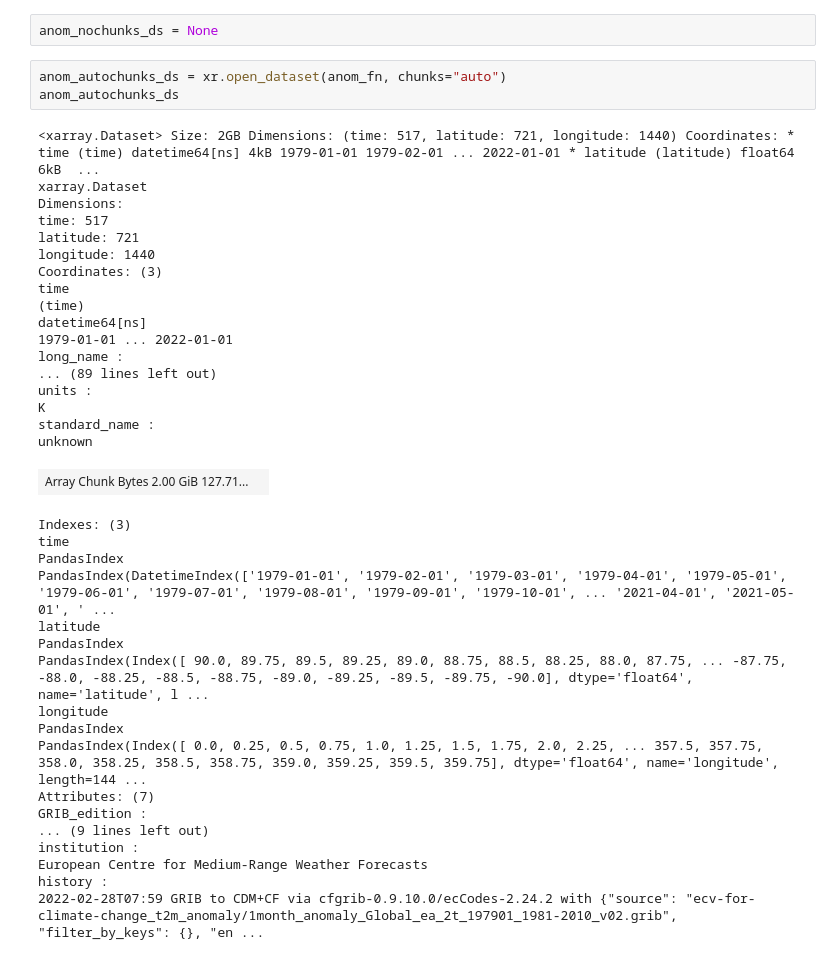
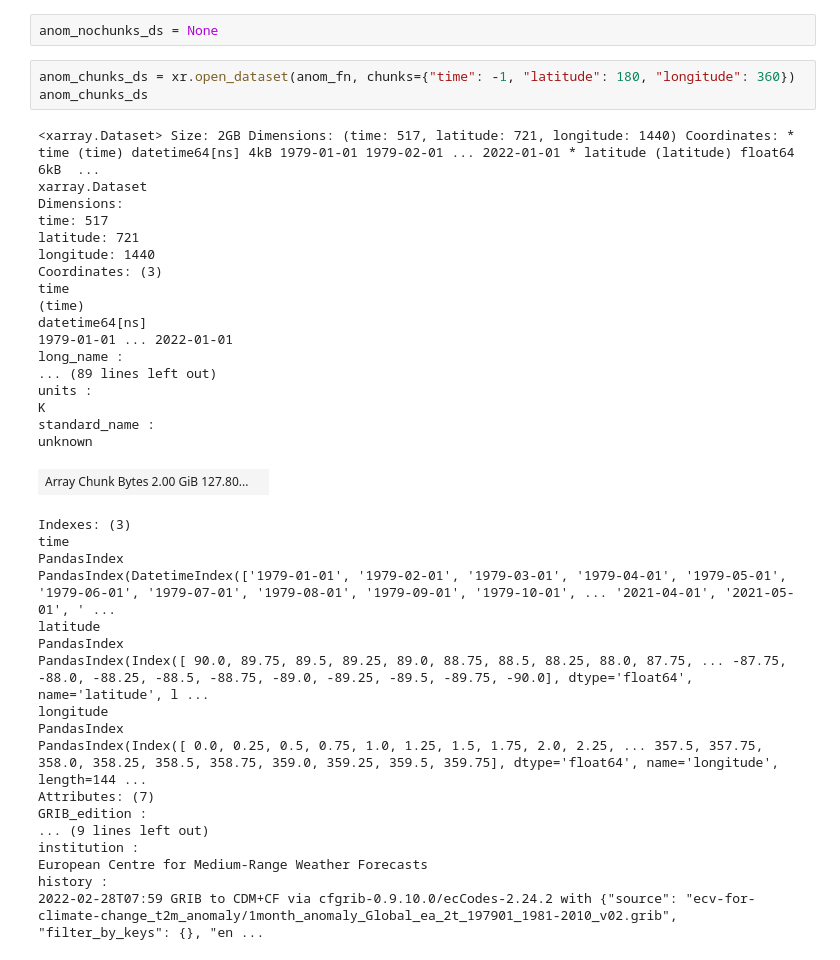
Before and after one commit to UW-GDA/GDA_Wi26_jupyterbook, a Jupyter notebook: book/modules/09_Advanced_workflows/09_demo_dask.ipynb, the cells around one changed output. Drawn from its saved outputs; the diff is of its cells as text.

```diff
--- a/book/modules/09_Advanced_workflows/09_demo_dask.ipynb
+++ b/book/modules/09_Advanced_workflows/09_demo_dask.ipynb
@@ -54,43 +74,43 @@ Time taken without chunks: 11.90 seconds
 # %%
 anom_nochunks_ds = None
-# %%
-anom_autochunks_ds = xr.open_dataset(anom_fn, chunks="auto")
-anom_autochunks_ds
-# %% [output]
-<xarray.Dataset> Size: 2GB Dimensions: (time: 517, latitude: 721, longitude: 1440) Coordinates: * time (time) datetime64[ns] 4kB 1979-01-01 1979-02-01 ... 2022-01-01 * latitude (latitude) float64 6kB  ...
-xarray.Dataset
-Dimensions:
-time: 517
-latitude: 721
-longitude: 1440
-Coordinates: (3)
-time
-(time)
-datetime64[ns]
-1979-01-01 ... 2022-01-01
-long_name :
-... (89 lines left out)
-units :
-K
-standard_name :
-unknown
-| Array Chunk Bytes 2.00 GiB 127.71... |  |
-Indexes: (3)
-time
-PandasIndex
-PandasIndex(DatetimeIndex(['1979-01-01', '1979-02-01', '1979-03-01', '1979-04-01', '1979-05-01', '1979-06-01', '1979-07-01', '1979-08-01', '1979-09-01', '1979-10-01', ... '2021-04-01', '2021-05-01', ' ...
-latitude
-PandasIndex
-PandasIndex(Index([ 90.0, 89.75, 89.5, 89.25, 89.0, 88.75, 88.5, 88.25, 88.0, 87.75, ... -87.75, -88.0, -88.25, -88.5, -88.75, -89.0, -89.25, -89.5, -89.75, -90.0], dtype='float64', name='latitude', l ...
-longitude
-PandasIndex
-PandasIndex(Index([ 0.0, 0.25, 0.5, 0.75, 1.0, 1.25, 1.5, 1.75, 2.0, 2.25, ... 357.5, 357.75, 358.0, 358.25, 358.5, 358.75, 359.0, 359.25, 359.5, 359.75], dtype='float64', name='longitude', length=144 ...
-Attributes: (7)
-GRIB_edition :
-... (9 lines left out)
-institution :
-European Centre for Medium-Range Weather Forecasts
-history :
-2022-02-28T07:59 GRIB to CDM+CF via cfgrib-0.9.10.0/ecCodes-2.24.2 with {"source": "ecv-for-climate-change_t2m_anomaly/1month_anomaly_Global_ea_2t_197901_1981-2010_v02.grib", "filter_by_keys": {}, "en ...
+# %%
+anom_chunks_ds = xr.open_dataset(anom_fn, chunks={"time": -1, "latitude": 180, "longitude": 360})
+anom_chunks_ds
+# %% [output]
+<xarray.Dataset> Size: 2GB Dimensions: (time: 517, latitude: 721, longitude: 1440) Coordinates: * time (time) datetime64[ns] 4kB 1979-01-01 1979-02-01 ... 2022-01-01 * latitude (latitude) float64 6kB  ...
+xarray.Dataset
+Dimensions:
+time: 517
+latitude: 721
+longitude: 1440
+Coordinates: (3)
+time
+(time)
+datetime64[ns]
+1979-01-01 ... 2022-01-01
+long_name :
+... (89 lines left out)
+units :
+K
+standard_name :
+unknown
+| Array Chunk Bytes 2.00 GiB 127.80... |  |
+Indexes: (3)
+time
+PandasIndex
+PandasIndex(DatetimeIndex(['1979-01-01', '1979-02-01', '1979-03-01', '1979-04-01', '1979-05-01', '1979-06-01', '1979-07-01', '1979-08-01', '1979-09-01', '1979-10-01', ... '2021-04-01', '2021-05-01', ' ...
+latitude
+PandasIndex
+PandasIndex(Index([ 90.0, 89.75, 89.5, 89.25, 89.0, 88.75, 88.5, 88.25, 88.0, 87.75, ... -87.75, -88.0, -88.25, -88.5, -88.75, -89.0, -89.25, -89.5, -89.75, -90.0], dtype='float64', name='latitude', l ...
+longitude
+PandasIndex
+PandasIndex(Index([ 0.0, 0.25, 0.5, 0.75, 1.0, 1.25, 1.5, 1.75, 2.0, 2.25, ... 357.5, 357.75, 358.0, 358.25, 358.5, 358.75, 359.0, 359.25, 359.5, 359.75], dtype='float64', name='longitude', length=144 ...
+Attributes: (7)
+GRIB_edition :
+... (9 lines left out)
+institution :
+European Centre for Medium-Range Weather Forecasts
+history :
+2022-02-28T07:59 GRIB to CDM+CF via cfgrib-0.9.10.0/ecCodes-2.24.2 with {"source": "ecv-for-climate-change_t2m_anomaly/1month_anomaly_Global_ea_2t_197901_1981-2010_v02.grib", "filter_by_keys": {}, "en ...
 # %%
 start = time.time()
```
Also changed, not shown: parts of 5 cells of this notebook.
